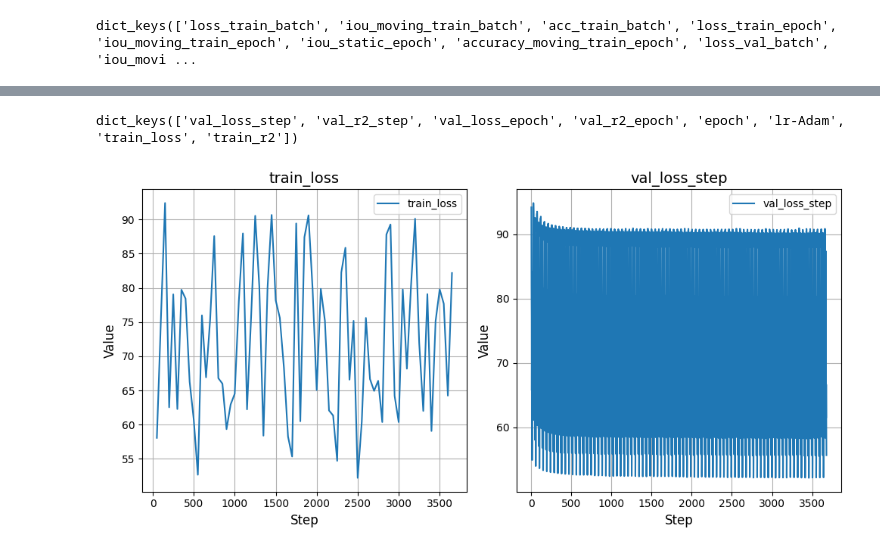
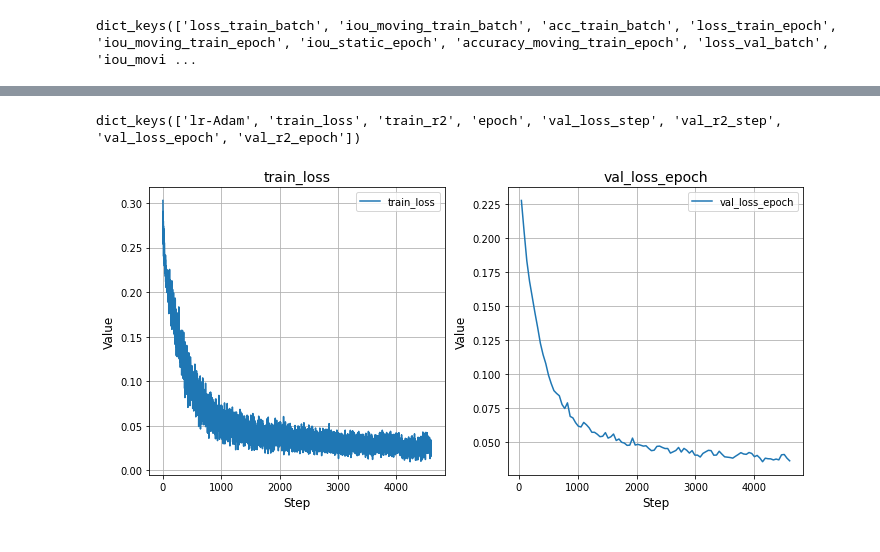
Before and after one commit to umairkhawaja/radar_auto_labeler, a Jupyter notebook: notebooks/training_postprocessing.ipynb, the cells around one changed output, grey strips where cells are left out. Saved outputs shown, nothing was run; the diff lists cells and outputs as text; code cells hidden in the pictures.

Commit message:
Add notebook to view results after training

```diff
--- a/notebooks/training_postprocessing.ipynb
+++ b/notebooks/training_postprocessing.ipynb
@@ -113,7 +113,7 @@ output_dirs = {
 [Path(mdir).mkdir(parents=True, exist_ok=True) for mdir in output_dirs.values()]
 
 model_prediction_dirs = {
-    'sps' : os.path.join('/home/umair/workspace/radar_sps_datasets/nuscenes/predictions', 'NUSCENES_TEST_0162'),
+    'sps' : os.path.join('/home/umair/workspace/radar_sps_datasets/nuscenes/predictions', 'NUSCENES_TEST_0162_FEATURES'),
     'rit' : os.path.join('/home/umair/workspace/rit-master/test_output/', 'scene-0162_overfitting')
 }
 
@@ -498,13 +498,13 @@ reader.plot_metrics(['loss_train_epoch', 'iou_moving_train_epoch'], x_label='Epo
 [figure]
 # %%
 ## SPS
-tensorboard_log_dir = "/home/umair/workspace/SPS/tb_logs/NUSCENES_TEST_0162/version_0/events.out.tfevents.1725893857.umair-vm.561228.0"
+tensorboard_log_dir = "/home/umair/workspace/SPS/tb_logs/NUSCENES_TEST_0162_FIX/version_0/events.out.tfevents.1725977294.umair-vm.707585.0"
 reader = TensorBoardReader(tensorboard_log_dir)
 metrics_data = reader.get_data()
 print(metrics_data.keys())
 # %% [output]
-dict_keys(['val_loss_step', 'val_r2_step', 'val_loss_epoch', 'val_r2_epoch', 'epoch', 'lr-Adam', 'train_loss', 'train_r2'])
+dict_keys(['lr-Adam', 'train_loss', 'train_r2', 'epoch', 'val_loss_step', 'val_r2_step', 'val_loss_epoch', 'val_r2_epoch'])
 # %%
-reader.plot_metrics(['train_loss', 'val_loss_step'], x_label='Step')
+reader.plot_metrics(['train_loss', 'val_loss_epoch'], x_label='Step')
 # %% [output]
-[figure, old version]
+[figure, new version]
```
Also changed, not shown: parts of 4 cells of this notebook.
